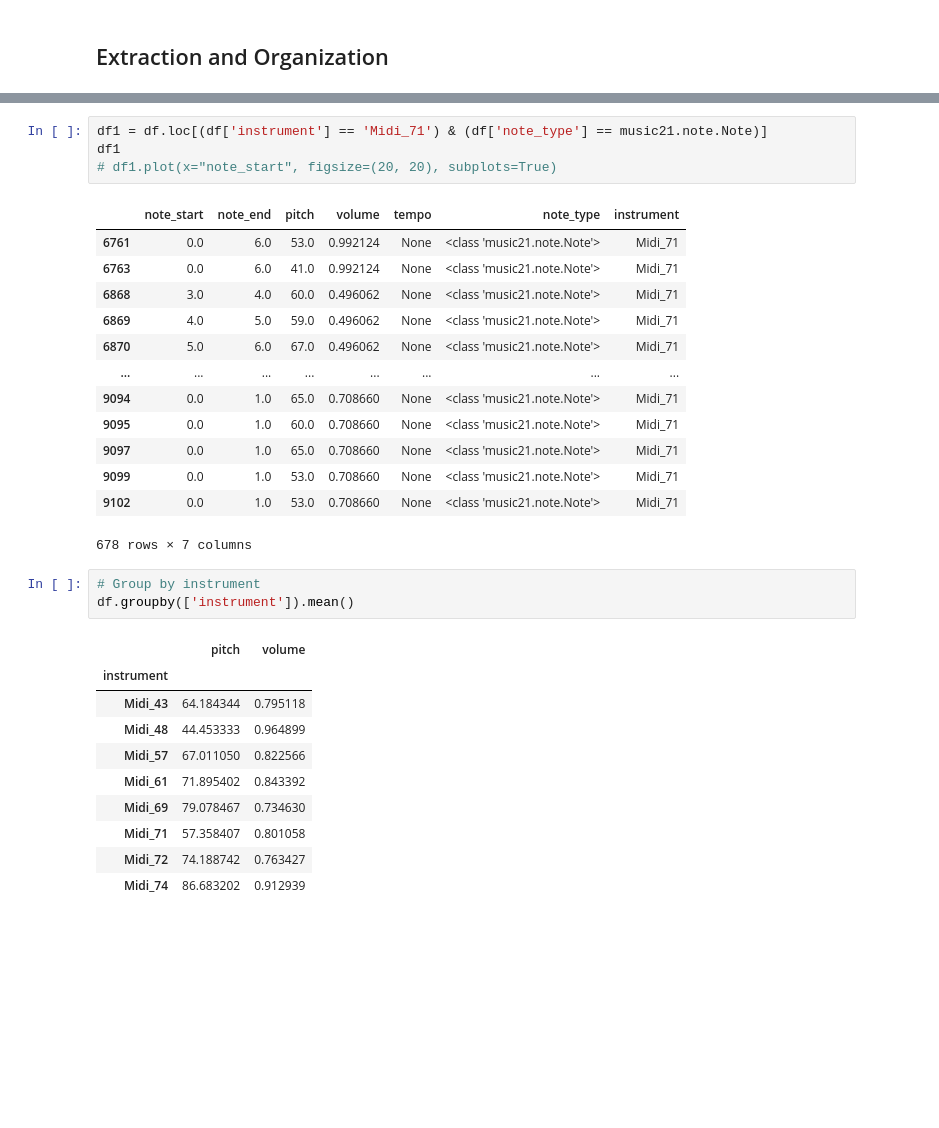
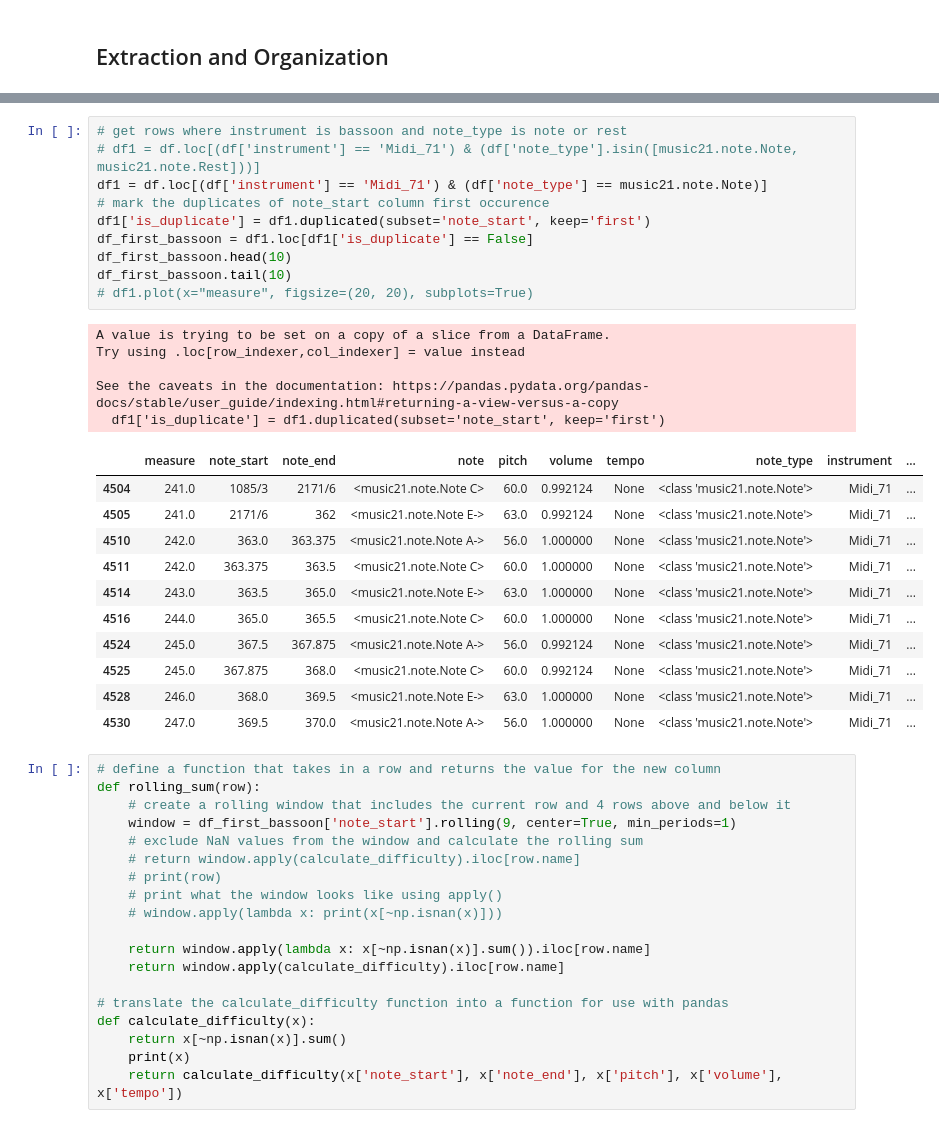
Before and after one commit to taylorakin17/music-visualizer, a Jupyter notebook: src/visualization.ipynb, the cells around one changed output, grey strips where cells are left out. Cells and saved outputs as stored; diff of their text form; blank space fills up the shorter version.

```diff
--- a/src/visualization.ipynb
+++ b/src/visualization.ipynb
@@ -97,32 +107,46 @@ df
-# %%
-df1 = df.loc[(df['instrument'] == 'Midi_71') & (df['note_type'] == music21.note.Note)]
-df1
-# df1.plot(x="note_start", figsize=(20, 20), subplots=True)
-# %% [output]
-|  | note_start | note_end | pitch | volume | tempo | note_type | instrument |
-| 6761 | 0.0 | 6.0 | 53.0 | 0.992124 | None | <class 'music21.note.Note'> | Midi_71 |
-| 6763 | 0.0 | 6.0 | 41.0 | 0.992124 | None | <class 'music21.note.Note'> | Midi_71 |
-| 6868 | 3.0 | 4.0 | 60.0 | 0.496062 | None | <class 'music21.note.Note'> | Midi_71 |
-| 6869 | 4.0 | 5.0 | 59.0 | 0.496062 | None | <class 'music21.note.Note'> | Midi_71 |
-| 6870 | 5.0 | 6.0 | 67.0 | 0.496062 | None | <class 'music21.note.Note'> | Midi_71 |
-| ... | ... | ... | ... | ... | ... | ... | ... |
-| 9094 | 0.0 | 1.0 | 65.0 | 0.708660 | None | <class 'music21.note.Note'> | Midi_71 |
-| 9095 | 0.0 | 1.0 | 60.0 | 0.708660 | None | <class 'music21.note.Note'> | Midi_71 |
-| 9097 | 0.0 | 1.0 | 65.0 | 0.708660 | None | <class 'music21.note.Note'> | Midi_71 |
-| 9099 | 0.0 | 1.0 | 53.0 | 0.708660 | None | <class 'music21.note.Note'> | Midi_71 |
-| 9102 | 0.0 | 1.0 | 53.0 | 0.708660 | None | <class 'music21.note.Note'> | Midi_71 |
-678 rows × 7 columns
-# %%
-# Group by instrument
-df.groupby(['instrument']).mean()
-# %% [output]
-|  | pitch | volume |
-| instrument |  |  |
-| Midi_43 | 64.184344 | 0.795118 |
-| Midi_48 | 44.453333 | 0.964899 |
-| Midi_57 | 67.011050 | 0.822566 |
-| Midi_61 | 71.895402 | 0.843392 |
-| Midi_69 | 79.078467 | 0.734630 |
-| Midi_71 | 57.358407 | 0.801058 |
-| Midi_72 | 74.188742 | 0.763427 |
-| Midi_74 | 86.683202 | 0.912939 |
+# %%
+# get rows where instrument is bassoon and note_type is note or rest
+# df1 = df.loc[(df['instrument'] == 'Midi_71') & (df['note_type'].isin([music21.note.Note, music21.note.Rest]))]
+df1 = df.loc[(df['instrument'] == 'Midi_71') & (df['note_type'] == music21.note.Note)]
+# mark the duplicates of note_start column first occurence
+df1['is_duplicate'] = df1.duplicated(subset='note_start', keep='first')
+df_first_bassoon = df1.loc[df1['is_duplicate'] == False]
+df_first_bassoon.head(10)
+df_first_bassoon.tail(10)
+# df1.plot(x="measure", figsize=(20, 20), subplots=True)
+# %% [output]
+A value is trying to be set on a copy of a slice from a DataFrame.
+Try using .loc[row_indexer,col_indexer] = value instead
+
+See the caveats in the documentation: https://pandas.pydata.org/pandas-docs/stable/user_guide/indexing.html#returning-a-view-versus-a-copy
+  df1['is_duplicate'] = df1.duplicated(subset='note_start', keep='first')
+|  | measure | note_start | note_end | note | pitch | volume | tempo | note_type | instrument | ... |
+| 4504 | 241.0 | 1085/3 | 2171/6 | <music21.note.Note C> | 60.0 | 0.992124 | None | <class 'music21.note.Note'> | Midi_71 | ... |
+| 4505 | 241.0 | 2171/6 | 362 | <music21.note.Note E-> | 63.0 | 0.992124 | None | <class 'music21.note.Note'> | Midi_71 | ... |
+| 4510 | 242.0 | 363.0 | 363.375 | <music21.note.Note A-> | 56.0 | 1.000000 | None | <class 'music21.note.Note'> | Midi_71 | ... |
+| 4511 | 242.0 | 363.375 | 363.5 | <music21.note.Note C> | 60.0 | 1.000000 | None | <class 'music21.note.Note'> | Midi_71 | ... |
+| 4514 | 243.0 | 363.5 | 365.0 | <music21.note.Note E-> | 63.0 | 1.000000 | None | <class 'music21.note.Note'> | Midi_71 | ... |
+| 4516 | 244.0 | 365.0 | 365.5 | <music21.note.Note C> | 60.0 | 1.000000 | None | <class 'music21.note.Note'> | Midi_71 | ... |
+| 4524 | 245.0 | 367.5 | 367.875 | <music21.note.Note A-> | 56.0 | 0.992124 | None | <class 'music21.note.Note'> | Midi_71 | ... |
+| 4525 | 245.0 | 367.875 | 368.0 | <music21.note.Note C> | 60.0 | 0.992124 | None | <class 'music21.note.Note'> | Midi_71 | ... |
+| 4528 | 246.0 | 368.0 | 369.5 | <music21.note.Note E-> | 63.0 | 1.000000 | None | <class 'music21.note.Note'> | Midi_71 | ... |
+| 4530 | 247.0 | 369.5 | 370.0 | <music21.note.Note A-> | 56.0 | 1.000000 | None | <class 'music21.note.Note'> | Midi_71 | ... |
+# %%
+# define a function that takes in a row and returns the value for the new column
+def rolling_sum(row):
+    # create a rolling window that includes the current row and 4 rows above and below it
+    window = df_first_bassoon['note_start'].rolling(9, center=True, min_periods=1)
+    # exclude NaN values from the window and calculate the rolling sum
+    # return window.apply(calculate_difficulty).iloc[row.name]
+    # print(row)
+    # print what the window looks like using apply()
+    # window.apply(lambda x: print(x[~np.isnan(x)]))
+
+    return window.apply(lambda x: x[~np.isnan(x)].sum()).iloc[row.name]
+    return window.apply(calculate_difficulty).iloc[row.name]
+
+# translate the calculate_difficulty function into a function for use with pandas
+def calculate_difficulty(x):
+    return x[~np.isnan(x)].sum()
+    print(x)
+    return calculate_difficulty(x['note_start'], x['note_end'], x['pitch'], x['volume'], x['tempo'])
```
Also changed, not shown: parts of 5 cells of this notebook.
